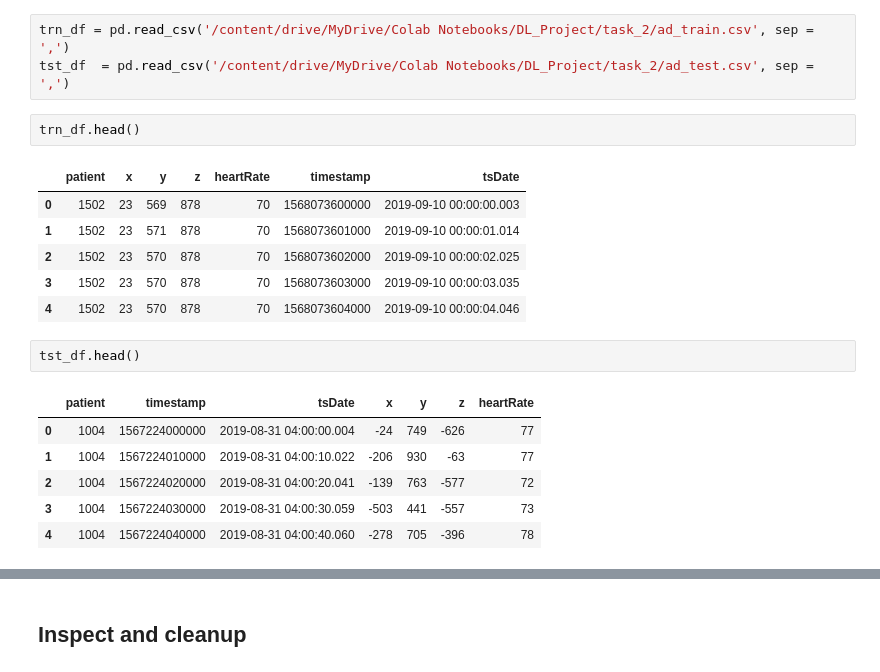
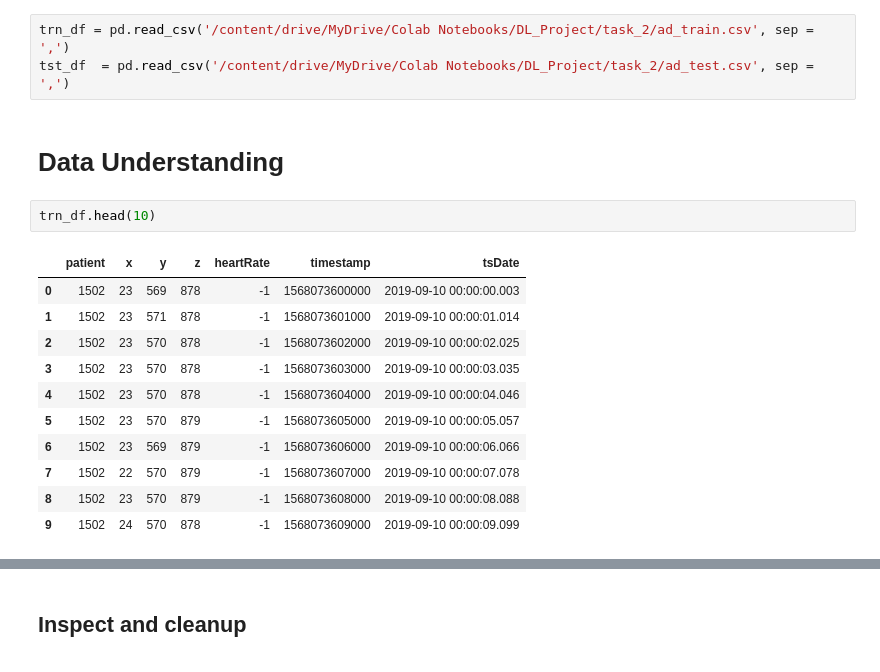
Before and after one commit to yosleny/deep-learning, a Jupyter notebook: task_2/secondo_task.ipynb, the cells around one changed output, grey strips where cells are left out. Cells and saved outputs as stored; diff of their text form.

```diff
--- a/task_2/secondo_task.ipynb
+++ b/task_2/secondo_task.ipynb
@@ -17,21 +15,19 @@ from sklearn.metrics import mean_absolute_error
 # %%
 trn_df = pd.read_csv('/content/drive/MyDrive/Colab Notebooks/DL_Project/task_2/ad_train.csv', sep = ',')
 tst_df  = pd.read_csv('/content/drive/MyDrive/Colab Notebooks/DL_Project/task_2/ad_test.csv', sep = ',')
+# %% [markdown]
+# Data Understanding
 # %%
-trn_df.head()
+trn_df.head(10)
 # %% [output]
 |  | patient | x | y | z | heartRate | timestamp | tsDate |
-| 0 | 1502 | 23 | 569 | 878 | 70 | 1568073600000 | 2019-09-10 00:00:00.003 |
-| 1 | 1502 | 23 | 571 | 878 | 70 | 1568073601000 | 2019-09-10 00:00:01.014 |
-| 2 | 1502 | 23 | 570 | 878 | 70 | 1568073602000 | 2019-09-10 00:00:02.025 |
-| 3 | 1502 | 23 | 570 | 878 | 70 | 1568073603000 | 2019-09-10 00:00:03.035 |
-| 4 | 1502 | 23 | 570 | 878 | 70 | 1568073604000 | 2019-09-10 00:00:04.046 |
+| 0 | 1502 | 23 | 569 | 878 | -1 | 1568073600000 | 2019-09-10 00:00:00.003 |
+| 1 | 1502 | 23 | 571 | 878 | -1 | 1568073601000 | 2019-09-10 00:00:01.014 |
+| 2 | 1502 | 23 | 570 | 878 | -1 | 1568073602000 | 2019-09-10 00:00:02.025 |
+| 3 | 1502 | 23 | 570 | 878 | -1 | 1568073603000 | 2019-09-10 00:00:03.035 |
+| 4 | 1502 | 23 | 570 | 878 | -1 | 1568073604000 | 2019-09-10 00:00:04.046 |
+| 5 | 1502 | 23 | 570 | 879 | -1 | 1568073605000 | 2019-09-10 00:00:05.057 |
+| 6 | 1502 | 23 | 569 | 879 | -1 | 1568073606000 | 2019-09-10 00:00:06.066 |
+| 7 | 1502 | 22 | 570 | 879 | -1 | 1568073607000 | 2019-09-10 00:00:07.078 |
+| 8 | 1502 | 23 | 570 | 879 | -1 | 1568073608000 | 2019-09-10 00:00:08.088 |
+| 9 | 1502 | 24 | 570 | 878 | -1 | 1568073609000 | 2019-09-10 00:00:09.099 |
-# %%
-tst_df.head()
-# %% [output]
-|  | patient | timestamp | tsDate | x | y | z | heartRate |
-| 0 | 1004 | 1567224000000 | 2019-08-31 04:00:00.004 | -24 | 749 | -626 | 77 |
-| 1 | 1004 | 1567224010000 | 2019-08-31 04:00:10.022 | -206 | 930 | -63 | 77 |
-| 2 | 1004 | 1567224020000 | 2019-08-31 04:00:20.041 | -139 | 763 | -577 | 72 |
-| 3 | 1004 | 1567224030000 | 2019-08-31 04:00:30.059 | -503 | 441 | -557 | 73 |
-| 4 | 1004 | 1567224040000 | 2019-08-31 04:00:40.060 | -278 | 705 | -396 | 78 |
```
Also changed, not shown: parts of 66 cells of this notebook, 4 other files.
